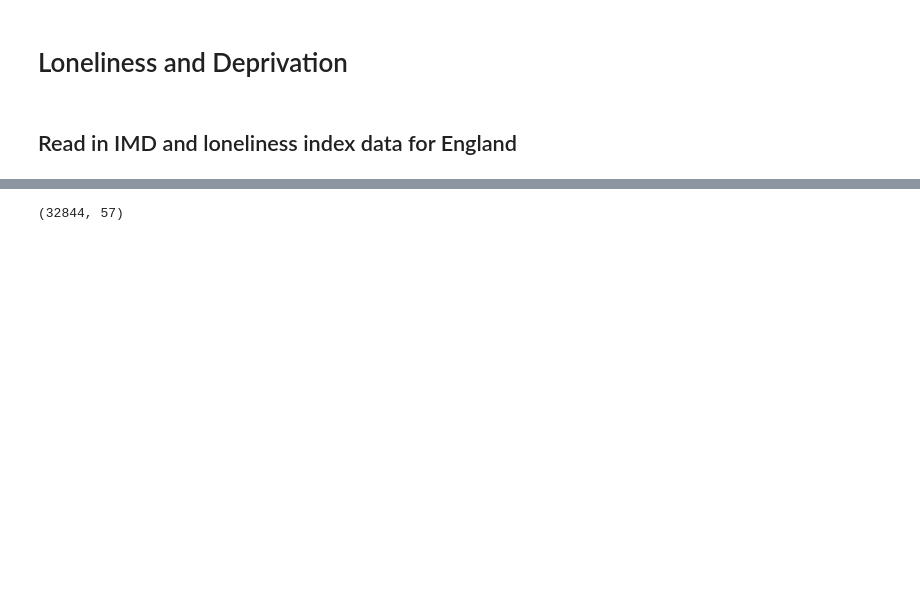
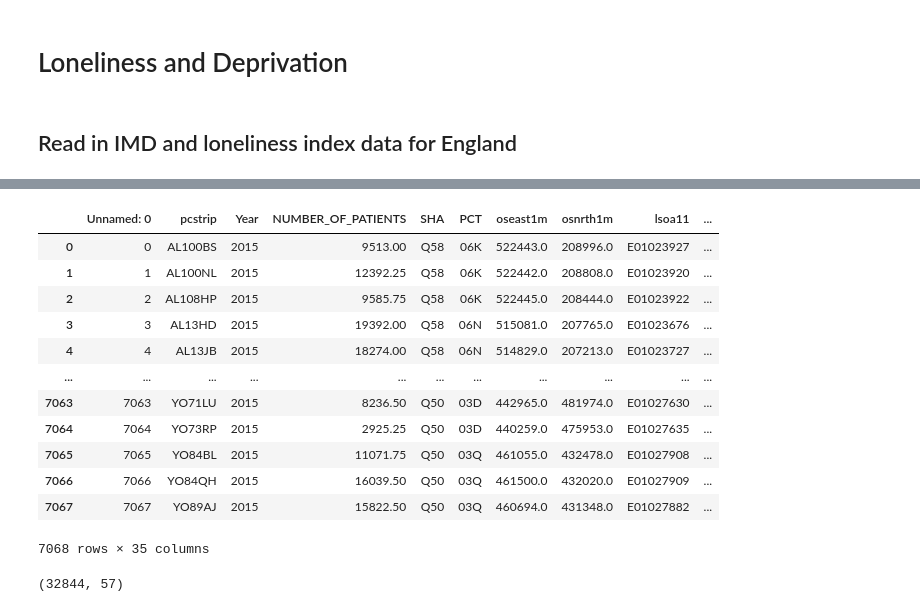
Before and after one commit to TamsinHu/Loneliness_study, a Jupyter notebook: Loneliness and MD.ipynb, the cells around one changed output, grey strips where cells are left out. Cells and saved outputs as stored; diff of their text form; code cells hidden in the pictures; blank space fills up the shorter version.

```diff
--- a/Loneliness and MD.ipynb
+++ b/Loneliness and MD.ipynb
@@ -9,5 +29,21 @@ imd = pd.read_csv('england/imd2015eng.csv')
 # %%
 loneliness = pd.read_csv('england/final_data.csv')
+# %%
+loneliness
+# %% [output]
+|  | Unnamed: 0 | pcstrip | Year | NUMBER_OF_PATIENTS | SHA | PCT | oseast1m | osnrth1m | lsoa11 | ... |
+| 0 | 0 | AL100BS | 2015 | 9513.00 | Q58 | 06K | 522443.0 | 208996.0 | E01023927 | ... |
+| 1 | 1 | AL100NL | 2015 | 12392.25 | Q58 | 06K | 522442.0 | 208808.0 | E01023920 | ... |
+| 2 | 2 | AL108HP | 2015 | 9585.75 | Q58 | 06K | 522445.0 | 208444.0 | E01023922 | ... |
+| 3 | 3 | AL13HD | 2015 | 19392.00 | Q58 | 06N | 515081.0 | 207765.0 | E01023676 | ... |
+| 4 | 4 | AL13JB | 2015 | 18274.00 | Q58 | 06N | 514829.0 | 207213.0 | E01023727 | ... |
+| ... | ... | ... | ... | ... | ... | ... | ... | ... | ... | ... |
+| 7063 | 7063 | YO71LU | 2015 | 8236.50 | Q50 | 03D | 442965.0 | 481974.0 | E01027630 | ... |
+| 7064 | 7064 | YO73RP | 2015 | 2925.25 | Q50 | 03D | 440259.0 | 475953.0 | E01027635 | ... |
+| 7065 | 7065 | YO84BL | 2015 | 11071.75 | Q50 | 03Q | 461055.0 | 432478.0 | E01027908 | ... |
+| 7066 | 7066 | YO84QH | 2015 | 16039.50 | Q50 | 03Q | 461500.0 | 432020.0 | E01027909 | ... |
+| 7067 | 7067 | YO89AJ | 2015 | 15822.50 | Q50 | 03Q | 460694.0 | 431348.0 | E01027882 | ... |
+7068 rows × 35 columns
 # %%
 imd.shape
 # %% [output]
```
Also changed, not shown: parts of 9 cells of this notebook.
